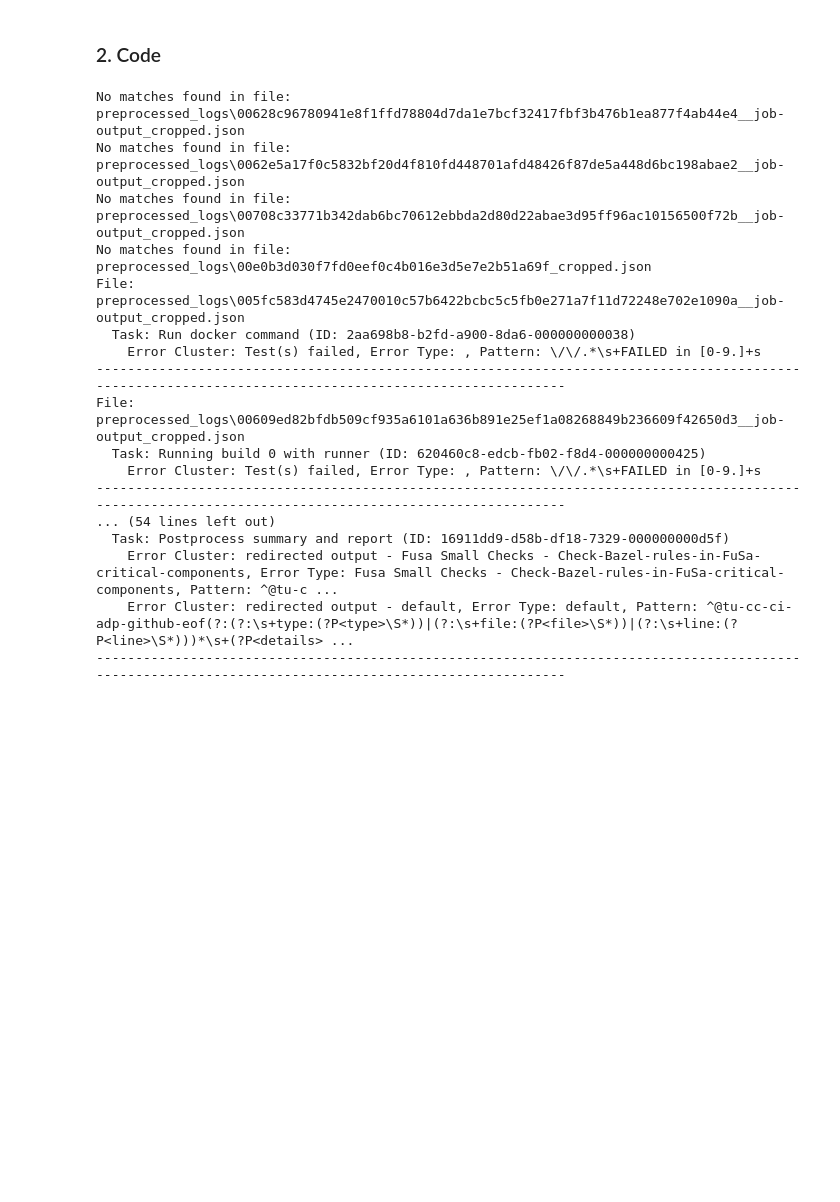
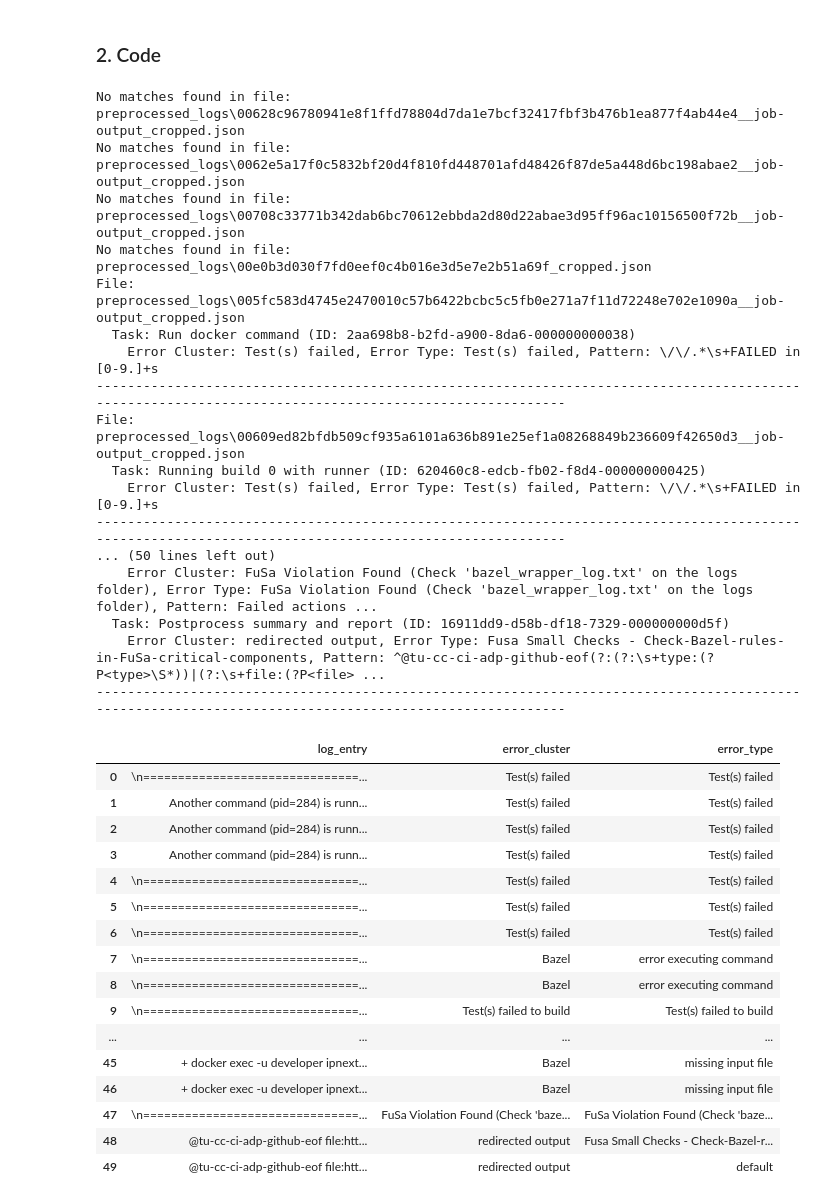
Before and after one commit to Werrwolf/bachelor-thesis, a Jupyter notebook: data_labeling.ipynb, the cells around one changed output. Drawn from its saved outputs; the diff is of its cells as text; code cells hidden in the pictures; blank space fills up the shorter version.

```diff
--- a/data_labeling.ipynb
+++ b/data_labeling.ipynb
@@ -25,11 +25,15 @@ import re
 import os
 import textwrap
 import extract_build_failures.error_patterns as error_patterns
+import pandas as pd
 
 INFRA_PATTERNS = error_patterns.INFRA_PATTERNS
 BUILD_PATTERNS = error_patterns.BUILD_PATTERNS
 
 def restructure_patterns(patterns):
+    """
+    Restructures the input patterns dictionary to a more structured format.
+    """
     restructured_patterns = {}
     for pattern_type, subpatterns in patterns.items():
         if isinstance(subpatterns, (set, list)):
@@ -46,6 +50,9 @@ def restructure_patterns(patterns):
     return restructured_patterns
 
 def compile_patterns(patterns_dict):
+    """
+    Compiles the restructured patterns dictionary into a dictionary of compiled regex patterns.
+    """
     compiled_patterns = {}
     for main_category, subpatterns in patterns_dict.items():
         for sub_category, patterns in subpatterns.items():
@@ -53,17 +60,24 @@ def compile_patterns(patterns_dict):
     return compiled_patterns
 
 def check_log_entry(log_entry, compiled_patterns):
+    """
+    Checks the given log entry against the compiled patterns and returns the matches.
+    """
     matches = []
     for (main_category, sub_category), regex_list in compiled_patterns.items():
         for regex in regex_list:
             for match in regex.finditer(log_entry):
                 category = f"{main_category} - {sub_category}" if sub_category else main_category
-                matches.append((category, sub_category, regex.pattern))
+                matches.append((main_category, sub_category or main_category, regex.pattern))
     return matches
 
 def process_single_log_file(file_path, compiled_patterns):
+    """
+    Processes a single log file and returns the summary, task matches, and dataset.
+    """
     summary = {'tasks_summary': {}}
     task_matches = {}
+    dataset = []
 
     with open(file_path, 'r', encoding='utf-8') as file:
         log_entries = json.load(file)
@@ -80,16 +94,23 @@ def process_single_log_file(file_path, compiled_patterns):
                 if task_key not in task_matches:
                     task_matches[task_key] = []
                 task_matches[task_key].extend(matches)
+                for match in matches:
+                    error_cluster, error_type, _ = match
+                    dataset.append((stdout_text, error_cluster, error_type))
 
-    return summary, task_matches
+    return summary, task_matches, dataset
 
 def process_log_files(directory_path, compiled_patterns):
+    """
+    Processes all log files in the given directory and returns the summary, file matches, and dataset.
+    """
     final_summary = {'tasks_summary': {}}
     file_matches = {}
+    all_dataset = []
 
     for filename in filter(lambda f: f.endswith('.json'), os.listdir(directory_path)):
         file_path = os.path.join(directory_path, filename)
-        summary, task_matches = process_single_log_file(file_path, compiled_patterns)
+        summary, task_matches, dataset = process_single_log_file(file_path, compiled_patterns)
 
         for task_key, count in summary['tasks_summary'].items():
             final_summary['tasks_summary'].setdefault(task_key, 0)
@@ -100,9 +121,14 @@ def process_log_files(directory_path, compiled_patterns):
         else:
             print(f"No matches found in file: {file_path}")  # Debugging output
 
-    return final_summary, file_matches
+        all_dataset.extend(dataset)
+
+    return final_summary, file_matches, all_dataset
 
 def format_summary_to_screen_width(summary, terminal_width=150):
+    """
+    Formats the summary dictionary to fit the given terminal width.
+    """
     formatted_summary = ""
     for key, value in summary.items():
         if isinstance(value, dict):
@@ -117,6 +143,9 @@ def format_summary_to_screen_width(summary, terminal_width=150):
     return formatted_summary
 
 def format_file_matches(file_matches, terminal_width=150):
+    """
+    Formats the file matches dictionary to fit the given terminal width.
+    """
     formatted_matches = ""
     for file_path, tasks in file_matches.items():
         formatted_matches += f"File: {file_path}\n"
@@ -127,7 +156,8 @@ def format_file_matches(file_matches, terminal_width=150):
                 error_cluster, error_type, pattern = match
                 if error_cluster not in unique_clusters:
                     unique_clusters.add(error_cluster)
-                    formatted_matches += f"    Error Cluster: {error_cluster}, Error Type: {error_type}, Pattern: {pattern}\n"
+                    formatted_matches += f"    Error Cluster: {error_cluster}, Error Type: {error_type or error_cluster}, Pattern: {pattern}\n"
+                    break  # Stop after the first match for this cluster
         formatted_matches += "-" * terminal_width + "\n"
     return formatted_matches
 
@@ -137,36 +167,58 @@ def main():
     restructured_build_patterns = restructure_patterns(BUILD_PATTERNS)
 
     # Compile the restructured patterns
     compiled_infra_patterns = compile_patterns(restructured_infra_patterns)
     compiled_build_patterns = compile_patterns(restructured_build_patterns)
 
     # Combine all compiled patterns
     all_compiled_patterns = {**compiled_infra_patterns, **compiled_build_patterns}
 
     # Process log files
     directory_path = 'preprocessed_logs'
-    summary, file_matches = process_log_files(directory_path, all_compiled_patterns)
+    summary, file_matches, dataset = process_log_files(directory_path, all_compiled_patterns)
 
     # Format and print the file matches
     formatted_file_matches = format_file_matches(file_matches)
     print(formatted_file_matches)
 
+    # Save the dataset
+    dataset_df = pd.DataFrame(dataset, columns=['log_entry', 'error_cluster', 'error_type'])
+    dataset_df.to_csv('labeled_dataset.csv', index=False)
+    return dataset_df
+
 main()
 # %% [output]
 No matches found in file: preprocessed_logs\00628c96780941e8f1ffd78804d7da1e7bcf32417fbf3b476b1ea877f4ab44e4__job-output_cropped.json
 No matches found in file: preprocessed_logs\0062e5a17f0c5832bf20d4f810fd448701afd48426f87de5a448d6bc198abae2__job-output_cropped.json
 No matches found in file: preprocessed_logs\00708c33771b342dab6bc70612ebbda2d80d22abae3d95ff96ac10156500f72b__job-output_cropped.json
 No matches found in file: preprocessed_logs\00e0b3d030f7fd0eef0c4b016e3d5e7e2b51a69f_cropped.json
 File: preprocessed_logs\005fc583d4745e2470010c57b6422bcbc5c5fb0e271a7f11d72248e702e1090a__job-output_cropped.json
   Task: Run docker command (ID: 2aa698b8-b2fd-a900-8da6-000000000038)
-    Error Cluster: Test(s) failed, Error Type: , Pattern: \/\/.*\s+FAILED in [0-9.]+s
+    Error Cluster: Test(s) failed, Error Type: Test(s) failed, Pattern: \/\/.*\s+FAILED in [0-9.]+s
 ------------------------------------------------------------------------------------------------------------------------------------------------------
 File: preprocessed_logs\00609ed82bfdb509cf935a6101a636b891e25ef1a08268849b236609f42650d3__job-output_cropped.json
   Task: Running build 0 with runner (ID: 620460c8-edcb-fb02-f8d4-000000000425)
-    Error Cluster: Test(s) failed, Error Type: , Pattern: \/\/.*\s+FAILED in [0-9.]+s
+    Error Cluster: Test(s) failed, Error Type: Test(s) failed, Pattern: \/\/.*\s+FAILED in [0-9.]+s
 ------------------------------------------------------------------------------------------------------------------------------------------------------
-... (54 lines left out)
+... (50 lines left out)
+    Error Cluster: FuSa Violation Found (Check 'bazel_wrapper_log.txt' on the logs folder), Error Type: FuSa Violation Found (Check 'bazel_wrapper_log.txt' on the logs folder), Pattern: Failed actions ...
   Task: Postprocess summary and report (ID: 16911dd9-d58b-df18-7329-000000000d5f)
-    Error Cluster: redirected output - Fusa Small Checks - Check-Bazel-rules-in-FuSa-critical-components, Error Type: Fusa Small Checks - Check-Bazel-rules-in-FuSa-critical-components, Pattern: ^@tu-c ...
-    Error Cluster: redirected output - default, Error Type: default, Pattern: ^@tu-cc-ci-adp-github-eof(?:(?:\s+type:(?P<type>\S*))|(?:\s+file:(?P<file>\S*))|(?:\s+line:(?P<line>\S*)))*\s+(?P<details> ...
+    Error Cluster: redirected output, Error Type: Fusa Small Checks - Check-Bazel-rules-in-FuSa-critical-components, Pattern: ^@tu-cc-ci-adp-github-eof(?:(?:\s+type:(?P<type>\S*))|(?:\s+file:(?P<file> ...
 ------------------------------------------------------------------------------------------------------------------------------------------------------
+|  | log_entry | error_cluster | error_type |
+| 0 | \n===============================... | Test(s) failed | Test(s) failed |
+| 1 | Another command (pid=284) is runn... | Test(s) failed | Test(s) failed |
+| 2 | Another command (pid=284) is runn... | Test(s) failed | Test(s) failed |
+| 3 | Another command (pid=284) is runn... | Test(s) failed | Test(s) failed |
+| 4 | \n===============================... | Test(s) failed | Test(s) failed |
+| 5 | \n===============================... | Test(s) failed | Test(s) failed |
+| 6 | \n===============================... | Test(s) failed | Test(s) failed |
+| 7 | \n===============================... | Bazel | error executing command |
+| 8 | \n===============================... | Bazel | error executing command |
+| 9 | \n===============================... | Test(s) failed to build | Test(s) failed to build |
+| ... | ... | ... | ... |
+| 45 | + docker exec -u developer ipnext... | Bazel | missing input file |
+| 46 | + docker exec -u developer ipnext... | Bazel | missing input file |
+| 47 | \n===============================... | FuSa Violation Found (Check 'baze... | FuSa Violation Found (Check 'baze... |
+| 48 | @tu-cc-ci-adp-github-eof file:htt... | redirected output | Fusa Small Checks - Check-Bazel-r... |
+| 49 | @tu-cc-ci-adp-github-eof file:htt... | redirected output | default |
```
